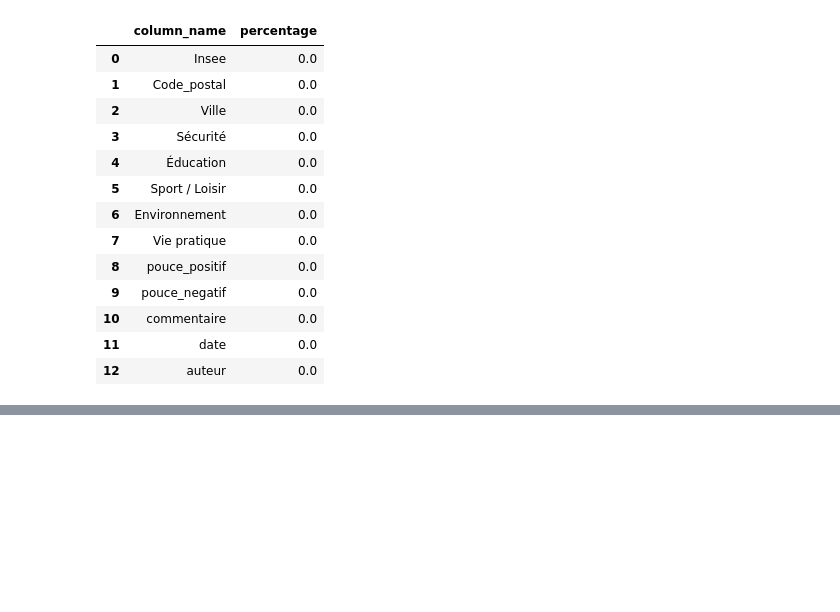
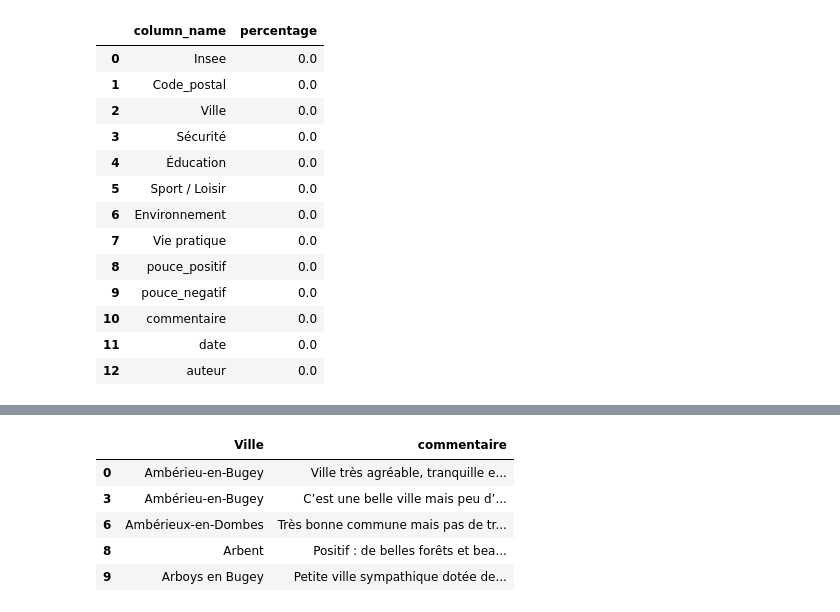
Before and after one commit to florent-haffner/ml_meilleures_communes, a Jupyter notebook: src/proto/NLP - textBlob + Spacy - Sentiment analysis.ipynb, the cells around one changed output, grey strips where cells are left out. Saved outputs shown, nothing was run; the diff lists cells and outputs as text; code cells hidden in the pictures; blank space fills up the shorter version.

```diff
--- a/src/proto/NLP - textBlob + Spacy - Sentiment analysis.ipynb
+++ b/src/proto/NLP - textBlob + Spacy - Sentiment analysis.ipynb
@@ -199,0 +218,9 @@ data.head()
+# %%
+data.query('sentiment == "Positive"')[['Ville', 'commentaire']].head(5)
+# %% [output]
+|  | Ville | commentaire |
+| 0 | Ambérieu-en-Bugey | Ville très agréable, tranquille e... |
+| 3 | Ambérieu-en-Bugey | C’est une belle ville mais peu d’... |
+| 6 | Ambérieux-en-Dombes | Très bonne commune mais pas de tr... |
+| 8 | Arbent | Positif : de belles forêts et bea... |
+| 9 | Arboys en Bugey | Petite ville sympathique dotée de... |
```
Also changed, not shown: parts of 26 cells of this notebook, 1 other file.
